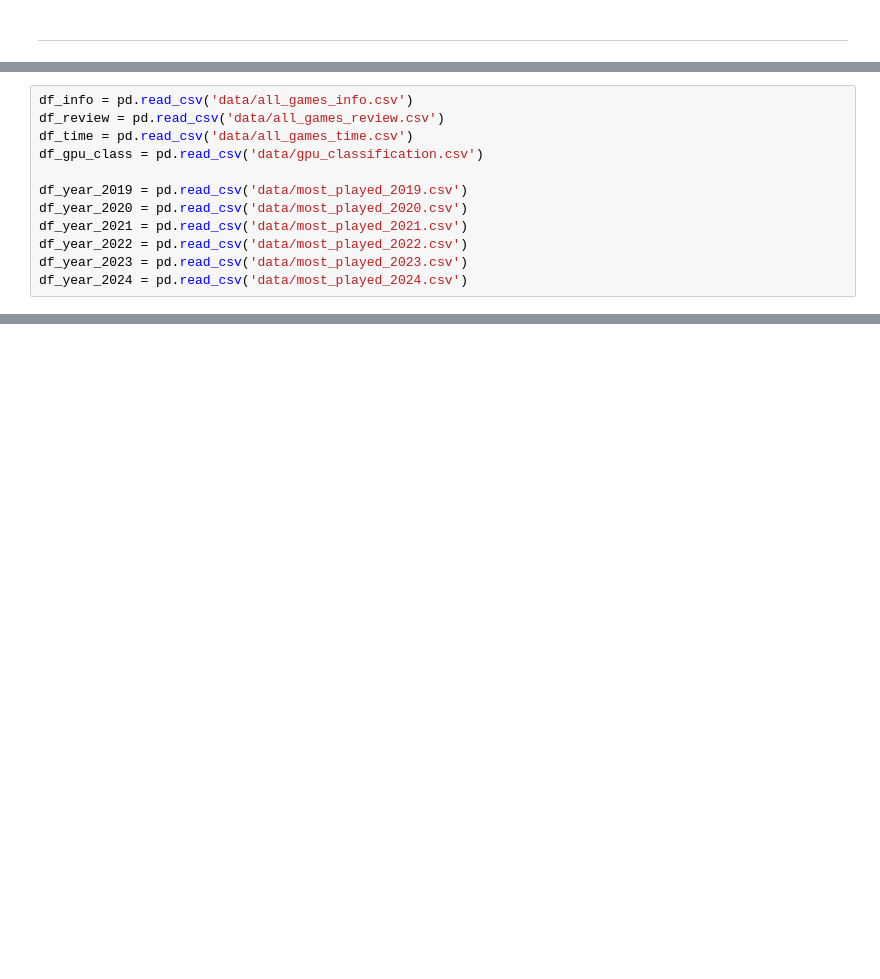
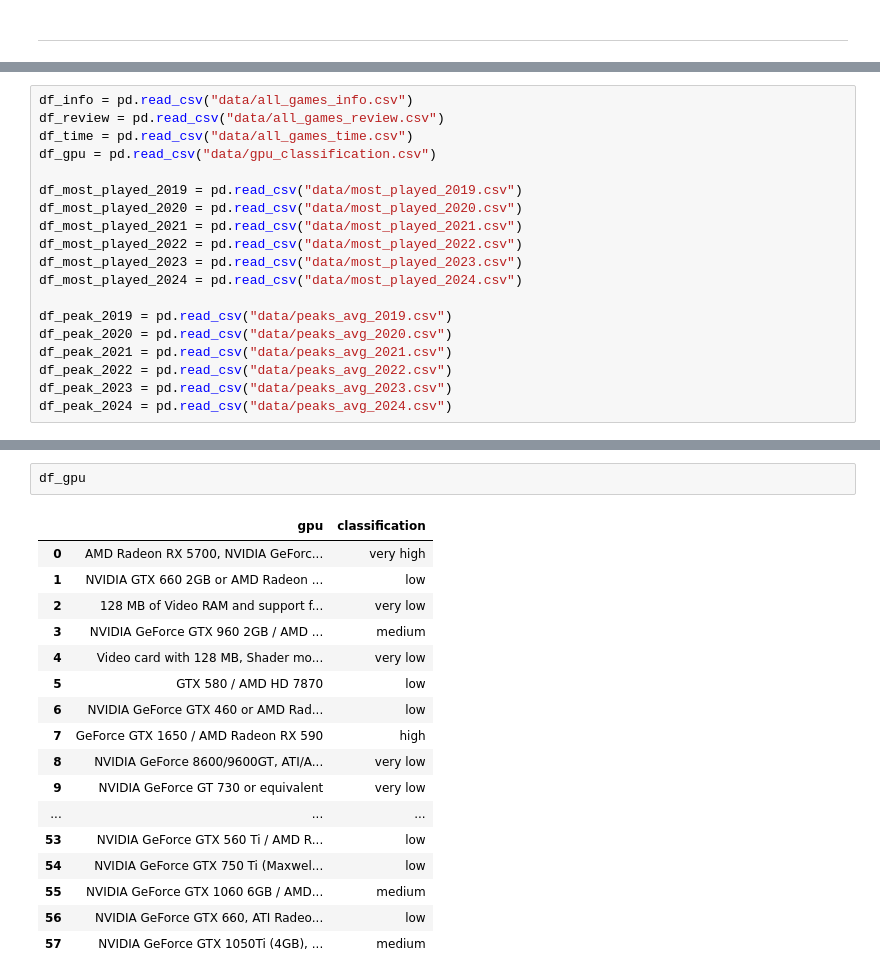
Before and after one commit to AlortCraft/Projeto-ICD-Steam, a Jupyter notebook: main.ipynb, the cells around one changed output, grey strips where cells are left out. Drawn from its saved outputs; the diff is of its cells as text; blank space fills up the shorter version.

```diff
--- a/main.ipynb
+++ b/main.ipynb
@@ -354,12 +12,19 @@ df_gpu_class.to_csv("data/gpu_classification.csv", index=False)
 # %%
-df_info = pd.read_csv('data/all_games_info.csv')
-df_review = pd.read_csv('data/all_games_review.csv')
-df_time = pd.read_csv('data/all_games_time.csv')
-df_gpu_class = pd.read_csv('data/gpu_classification.csv')
+df_info = pd.read_csv("data/all_games_info.csv")
+df_review = pd.read_csv("data/all_games_review.csv")
+df_time = pd.read_csv("data/all_games_time.csv")
+df_gpu = pd.read_csv("data/gpu_classification.csv")
 
-df_year_2019 = pd.read_csv('data/most_played_2019.csv')
-df_year_2020 = pd.read_csv('data/most_played_2020.csv')
-df_year_2021 = pd.read_csv('data/most_played_2021.csv')
-df_year_2022 = pd.read_csv('data/most_played_2022.csv')
-df_year_2023 = pd.read_csv('data/most_played_2023.csv')
-df_year_2024 = pd.read_csv('data/most_played_2024.csv')
+df_most_played_2019 = pd.read_csv("data/most_played_2019.csv")
+df_most_played_2020 = pd.read_csv("data/most_played_2020.csv")
+df_most_played_2021 = pd.read_csv("data/most_played_2021.csv")
+df_most_played_2022 = pd.read_csv("data/most_played_2022.csv")
+df_most_played_2023 = pd.read_csv("data/most_played_2023.csv")
+df_most_played_2024 = pd.read_csv("data/most_played_2024.csv")
+
+df_peak_2019 = pd.read_csv("data/peaks_avg_2019.csv")
+df_peak_2020 = pd.read_csv("data/peaks_avg_2020.csv")
+df_peak_2021 = pd.read_csv("data/peaks_avg_2021.csv")
+df_peak_2022 = pd.read_csv("data/peaks_avg_2022.csv")
+df_peak_2023 = pd.read_csv("data/peaks_avg_2023.csv")
+df_peak_2024 = pd.read_csv("data/peaks_avg_2024.csv")
@@ -450,0 +182,20 @@ df_year_2019
+# %%
+df_gpu
+# %% [output]
+|  | gpu | classification |
+| 0 | AMD Radeon RX 5700, NVIDIA GeForc... | very high |
+| 1 | NVIDIA GTX 660 2GB or AMD Radeon ... | low |
+| 2 | 128 MB of Video RAM and support f... | very low |
+| 3 | NVIDIA GeForce GTX 960 2GB / AMD ... | medium |
+| 4 | Video card with 128 MB, Shader mo... | very low |
+| 5 | GTX 580 / AMD HD 7870 | low |
+| 6 | NVIDIA GeForce GTX 460 or AMD Rad... | low |
+| 7 | GeForce GTX 1650 / AMD Radeon RX 590 | high |
+| 8 | NVIDIA GeForce 8600/9600GT, ATI/A... | very low |
+| 9 | NVIDIA GeForce GT 730 or equivalent | very low |
+| ... | ... | ... |
+| 53 | NVIDIA GeForce GTX 560 Ti / AMD R... | low |
+| 54 | NVIDIA GeForce GTX 750 Ti (Maxwel... | low |
+| 55 | NVIDIA GeForce GTX 1060 6GB / AMD... | medium |
+| 56 | NVIDIA GeForce GTX 660, ATI Radeo... | low |
+| 57 | NVIDIA GeForce GTX 1050Ti (4GB), ... | medium |
```
Also changed, not shown: parts of 33 cells of this notebook, 21 other files.
